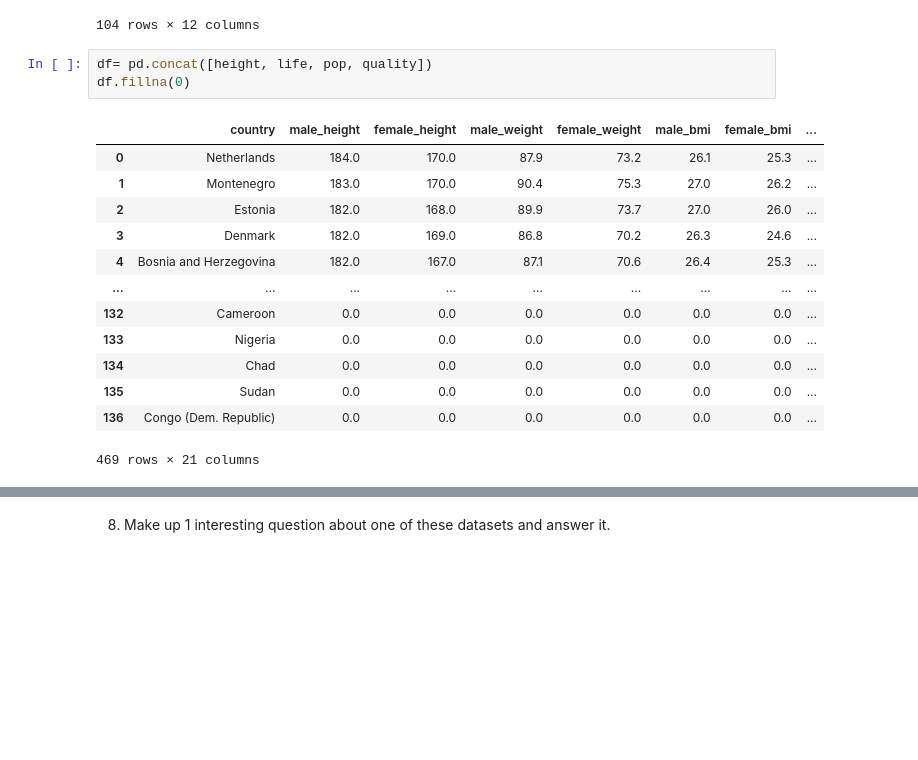
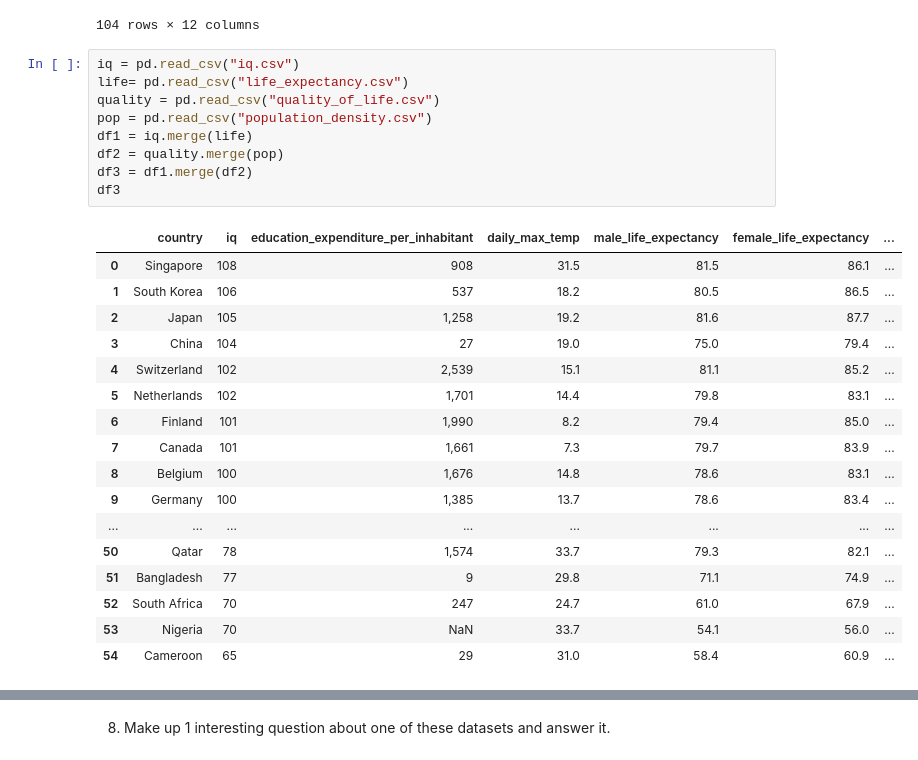
Before and after one commit to Jellis187/cis277-fa22-Lab4, a Jupyter notebook: Lab4.ipynb, the cells around one changed output, grey strips where cells are left out. Cells and saved outputs as stored; diff of their text form; blank space fills up the shorter version.

```diff
--- a/Lab4.ipynb
+++ b/Lab4.ipynb
@@ -130,20 +130,30 @@ life.merge(quality)
 | 102 | Nigeria | 54.1 | 56.0 | 37.0 | 11.4 | 18 | 24 | ... |
 | 103 | Chad | 53.1 | 55.9 | 41.2 | 11.7 | 46 | 12 | ... |
 104 rows × 12 columns
-# %%
-df= pd.concat([height, life, pop, quality])
-df.fillna(0)
-# %% [output]
-|  | country | male_height | female_height | male_weight | female_weight | male_bmi | female_bmi | ... |
-| 0 | Netherlands | 184.0 | 170.0 | 87.9 | 73.2 | 26.1 | 25.3 | ... |
-| 1 | Montenegro | 183.0 | 170.0 | 90.4 | 75.3 | 27.0 | 26.2 | ... |
-| 2 | Estonia | 182.0 | 168.0 | 89.9 | 73.7 | 27.0 | 26.0 | ... |
-| 3 | Denmark | 182.0 | 169.0 | 86.8 | 70.2 | 26.3 | 24.6 | ... |
-| 4 | Bosnia and Herzegovina | 182.0 | 167.0 | 87.1 | 70.6 | 26.4 | 25.3 | ... |
-| ... | ... | ... | ... | ... | ... | ... | ... | ... |
-| 132 | Cameroon | 0.0 | 0.0 | 0.0 | 0.0 | 0.0 | 0.0 | ... |
-| 133 | Nigeria | 0.0 | 0.0 | 0.0 | 0.0 | 0.0 | 0.0 | ... |
-| 134 | Chad | 0.0 | 0.0 | 0.0 | 0.0 | 0.0 | 0.0 | ... |
-| 135 | Sudan | 0.0 | 0.0 | 0.0 | 0.0 | 0.0 | 0.0 | ... |
-| 136 | Congo (Dem. Republic) | 0.0 | 0.0 | 0.0 | 0.0 | 0.0 | 0.0 | ... |
-469 rows × 21 columns
+# %%
+iq = pd.read_csv("iq.csv")
+life= pd.read_csv("life_expectancy.csv")
+quality = pd.read_csv("quality_of_life.csv")
+pop = pd.read_csv("population_density.csv")
+df1 = iq.merge(life)
+df2 = quality.merge(pop)
+df3 = df1.merge(df2)
+df3
+# %% [output]
+|  | country | iq | education_expenditure_per_inhabitant | daily_max_temp | male_life_expectancy | female_life_expectancy | ... |
+| 0 | Singapore | 108 | 908 | 31.5 | 81.5 | 86.1 | ... |
+| 1 | South Korea | 106 | 537 | 18.2 | 80.5 | 86.5 | ... |
+| 2 | Japan | 105 | 1,258 | 19.2 | 81.6 | 87.7 | ... |
+| 3 | China | 104 | 27 | 19.0 | 75.0 | 79.4 | ... |
+| 4 | Switzerland | 102 | 2,539 | 15.1 | 81.1 | 85.2 | ... |
+| 5 | Netherlands | 102 | 1,701 | 14.4 | 79.8 | 83.1 | ... |
+| 6 | Finland | 101 | 1,990 | 8.2 | 79.4 | 85.0 | ... |
+| 7 | Canada | 101 | 1,661 | 7.3 | 79.7 | 83.9 | ... |
+| 8 | Belgium | 100 | 1,676 | 14.8 | 78.6 | 83.1 | ... |
+| 9 | Germany | 100 | 1,385 | 13.7 | 78.6 | 83.4 | ... |
+| ... | ... | ... | ... | ... | ... | ... | ... |
+| 50 | Qatar | 78 | 1,574 | 33.7 | 79.3 | 82.1 | ... |
+| 51 | Bangladesh | 77 | 9 | 29.8 | 71.1 | 74.9 | ... |
+| 52 | South Africa | 70 | 247 | 24.7 | 61.0 | 67.9 | ... |
+| 53 | Nigeria | 70 | NaN | 33.7 | 54.1 | 56.0 | ... |
+| 54 | Cameroon | 65 | 29 | 31.0 | 58.4 | 60.9 | ... |
```
Also changed, not shown: parts of 7 cells of this notebook.
